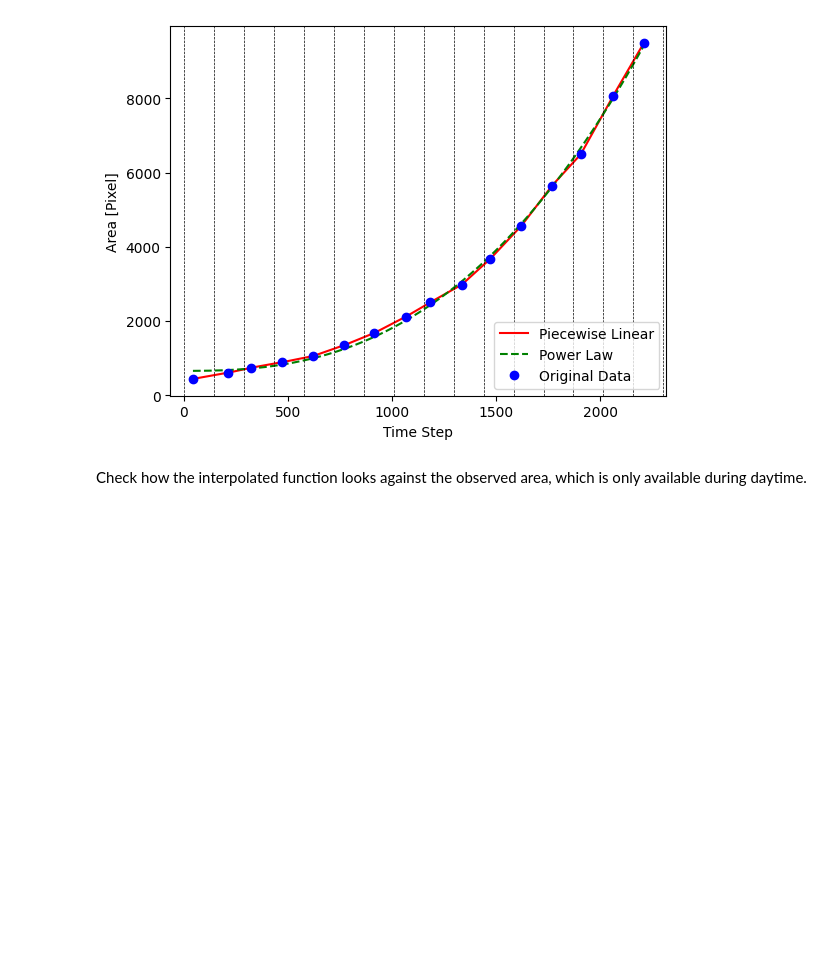
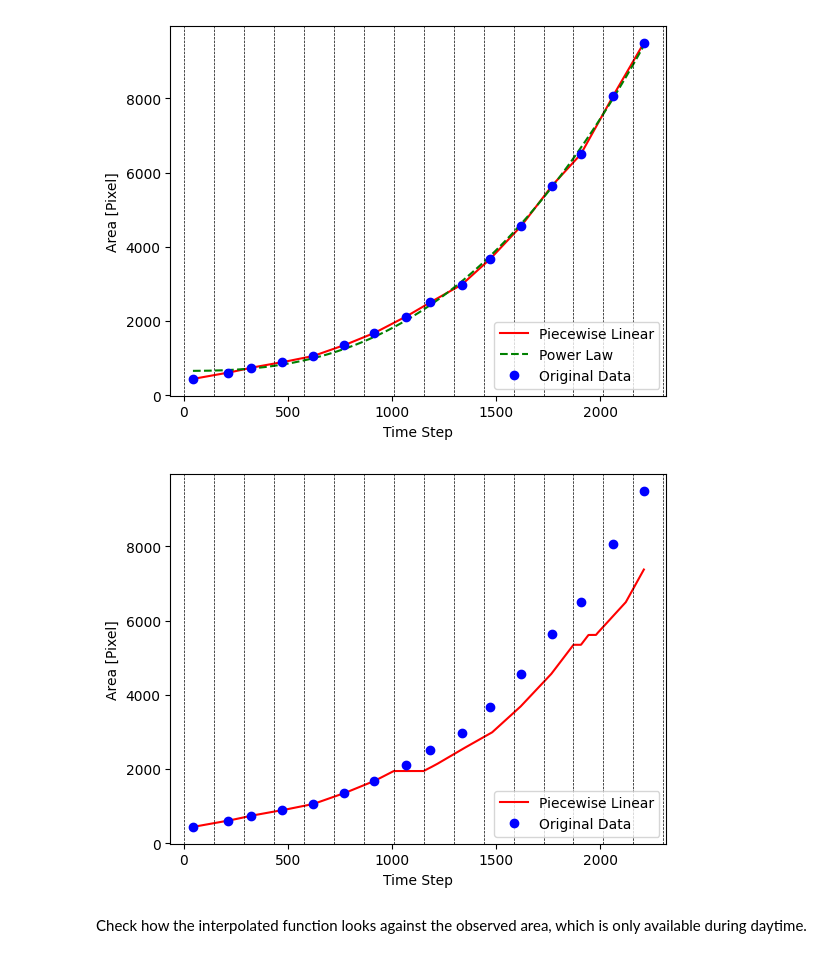
Before and after one commit to steventango/plant-rl, a Jupyter notebook: analysis/analyze_plant_data.ipynb, the cells around one changed output. Saved outputs shown, nothing was run; the diff lists cells and outputs as text; code cells hidden in the pictures; blank space fills up the shorter version.

```diff
--- a/analysis/analyze_plant_data.ipynb
+++ b/analysis/analyze_plant_data.ipynb
@@ -57,6 +57,21 @@ plt.show()
 # %% [output]
 best fit power law ~ x^2.56
 [figure]
+# %%
+pwl.insert_plateau(7*(72*2), 7*(72*2)+144)
+pwl.insert_plateau(13*(72*2), 13*(72*2)+36)
+pwl.insert_plateau(13*(72*2)+72, 13*(72*2)+72+36)
+y_linear = [pwl(x) for x in x_values]
+plt.plot(x_values, y_linear, 'r-', label='Piecewise Linear')
+plt.plot(max_time, max_area, 'bo', label='Original Data')
+for i in range(int(len(data)/steps_per_day)+1):
+    plt.axvline(x = (steps_per_day+steps_per_night)*i, color='k', linestyle='--', linewidth=0.5)
+plt.xlabel('Time Step')
+plt.ylabel('Area [Pixel]')
+plt.legend()
+plt.show()
+# %% [output]
+[figure, added]
 # %% [markdown]
 Check how the interpolated function looks against the observed area, which is only available during daytime.
 # %%
```
Also changed, not shown: parts of 4 cells of this notebook, 2 other files.
